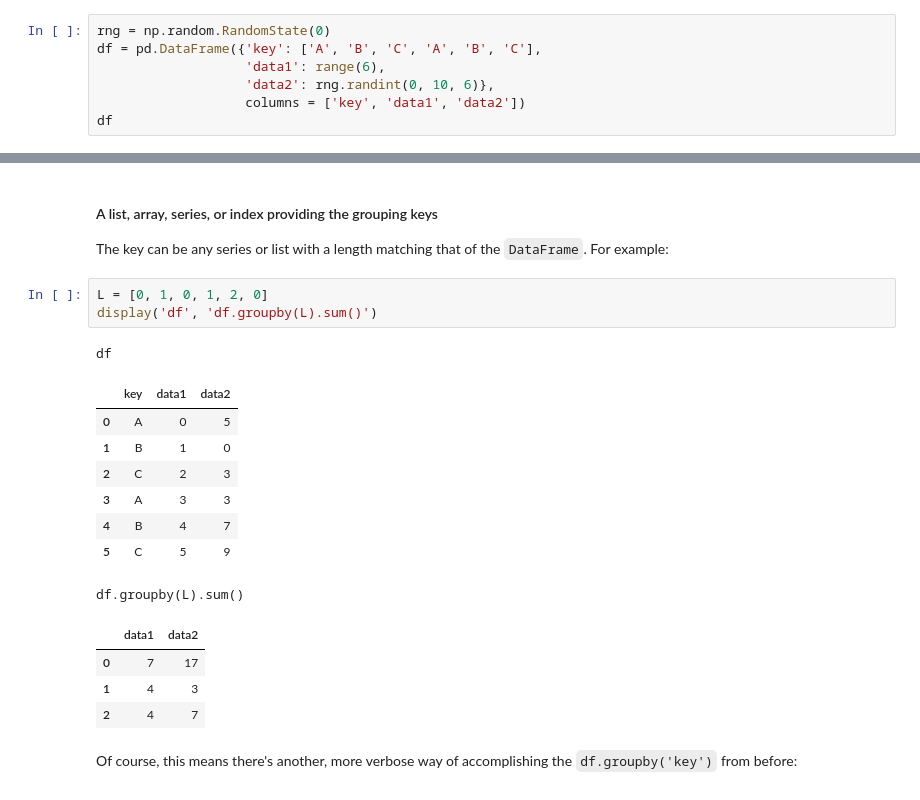
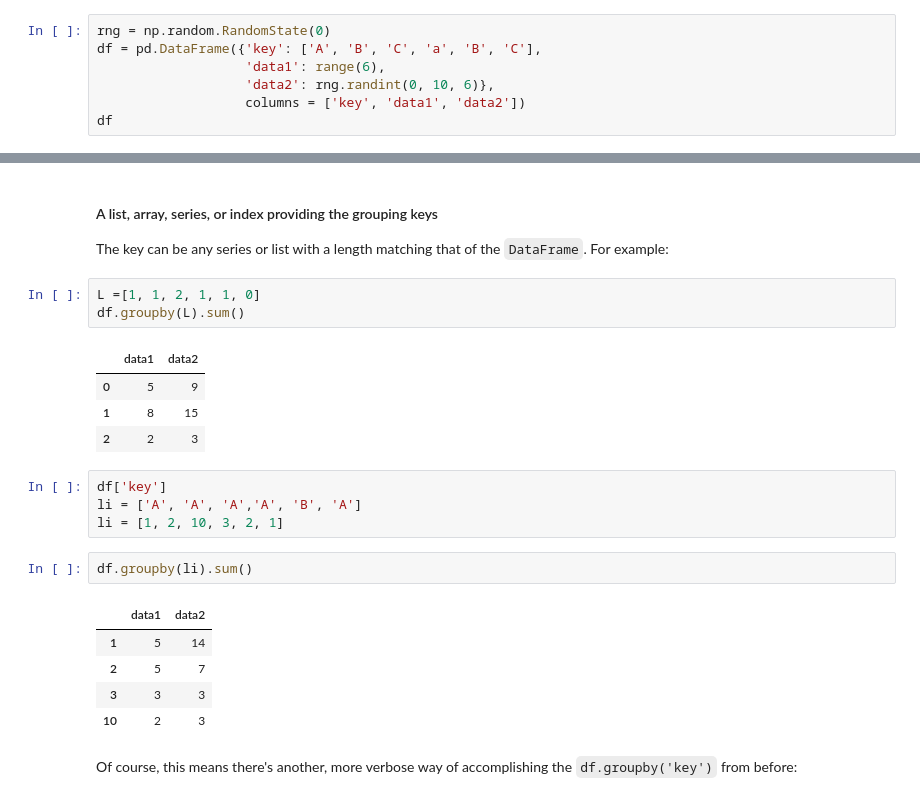
Before and after one commit to marcusRB/thebridgedsftene21, a Jupyter notebook: 2-Data Analysis/2-Pandas/Teoria/9 - Aggregation-and-Grouping.ipynb, the cells around one changed output, grey strips where cells are left out. Saved outputs shown, nothing was run; the diff lists cells and outputs as text.

```diff
--- a/2-Data Analysis/2-Pandas/Teoria/9 - Aggregation-and-Grouping.ipynb
+++ b/2-Data Analysis/2-Pandas/Teoria/9 - Aggregation-and-Grouping.ipynb
@@ -290,7 +297,7 @@ In particular, ``GroupBy`` objects have ``aggregate()``, ``filter()``, ``transfo
 For the purpose of the following subsections, we'll use this ``DataFrame``:
 # %%
 rng = np.random.RandomState(0)
-df = pd.DataFrame({'key': ['A', 'B', 'C', 'A', 'B', 'C'],
+df = pd.DataFrame({'key': ['A', 'B', 'C', 'a', 'B', 'C'],
                    'data1': range(6),
                    'data2': rng.randint(0, 10, 6)},
                    columns = ['key', 'data1', 'data2'])
@@ -421,22 +422,25 @@ This is just one of many options by which the groups can be defined, and we'll g
 
 The key can be any series or list with a length matching that of the ``DataFrame``. For example:
 # %%
-L = [0, 1, 0, 1, 2, 0]
-display('df', 'df.groupby(L).sum()')
+L =[1, 1, 2, 1, 1, 0]
+df.groupby(L).sum()
 # %% [output]
-df
-|  | key | data1 | data2 |
-| 0 | A | 0 | 5 |
-| 1 | B | 1 | 0 |
-| 2 | C | 2 | 3 |
-| 3 | A | 3 | 3 |
-| 4 | B | 4 | 7 |
-| 5 | C | 5 | 9 |
+|  | data1 | data2 |
+| 0 | 5 | 9 |
+| 1 | 8 | 15 |
+| 2 | 2 | 3 |
-df.groupby(L).sum()
-|  | data1 | data2 |
-| 0 | 7 | 17 |
-| 1 | 4 | 3 |
-| 2 | 4 | 7 |
+# %%
+df['key']
+li = ['A', 'A', 'A','A', 'B', 'A']
+li = [1, 2, 10, 3, 2, 1]
+# %%
+df.groupby(li).sum()
+# %% [output]
+|  | data1 | data2 |
+| 1 | 5 | 14 |
+| 2 | 5 | 7 |
+| 3 | 3 | 3 |
+| 10 | 2 | 3 |
 # %% [markdown]
 Of course, this means there's another, more verbose way of accomplishing the ``df.groupby('key')`` from before:
 # %%
```
Also changed, not shown: parts of 21 cells of this notebook.
